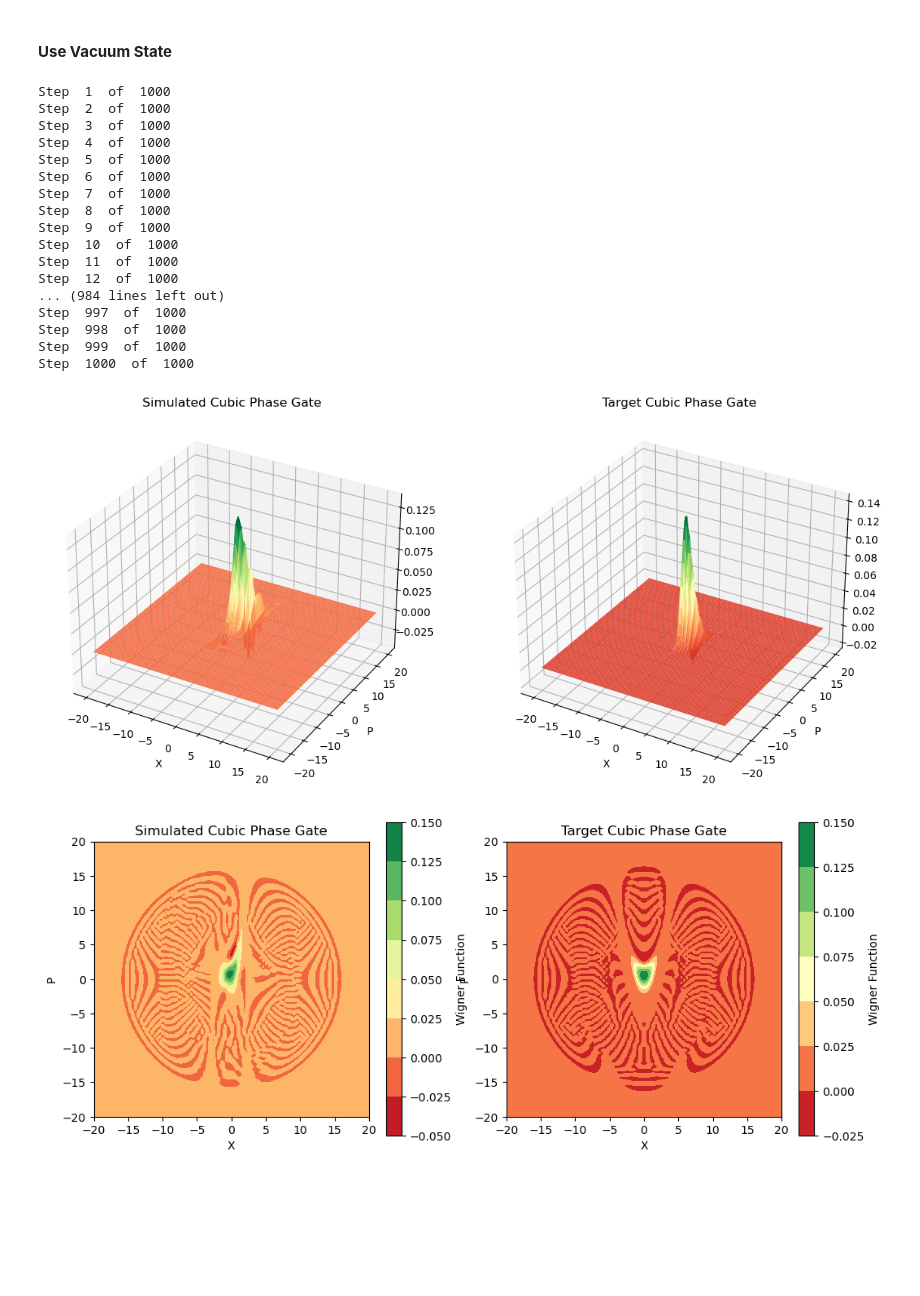
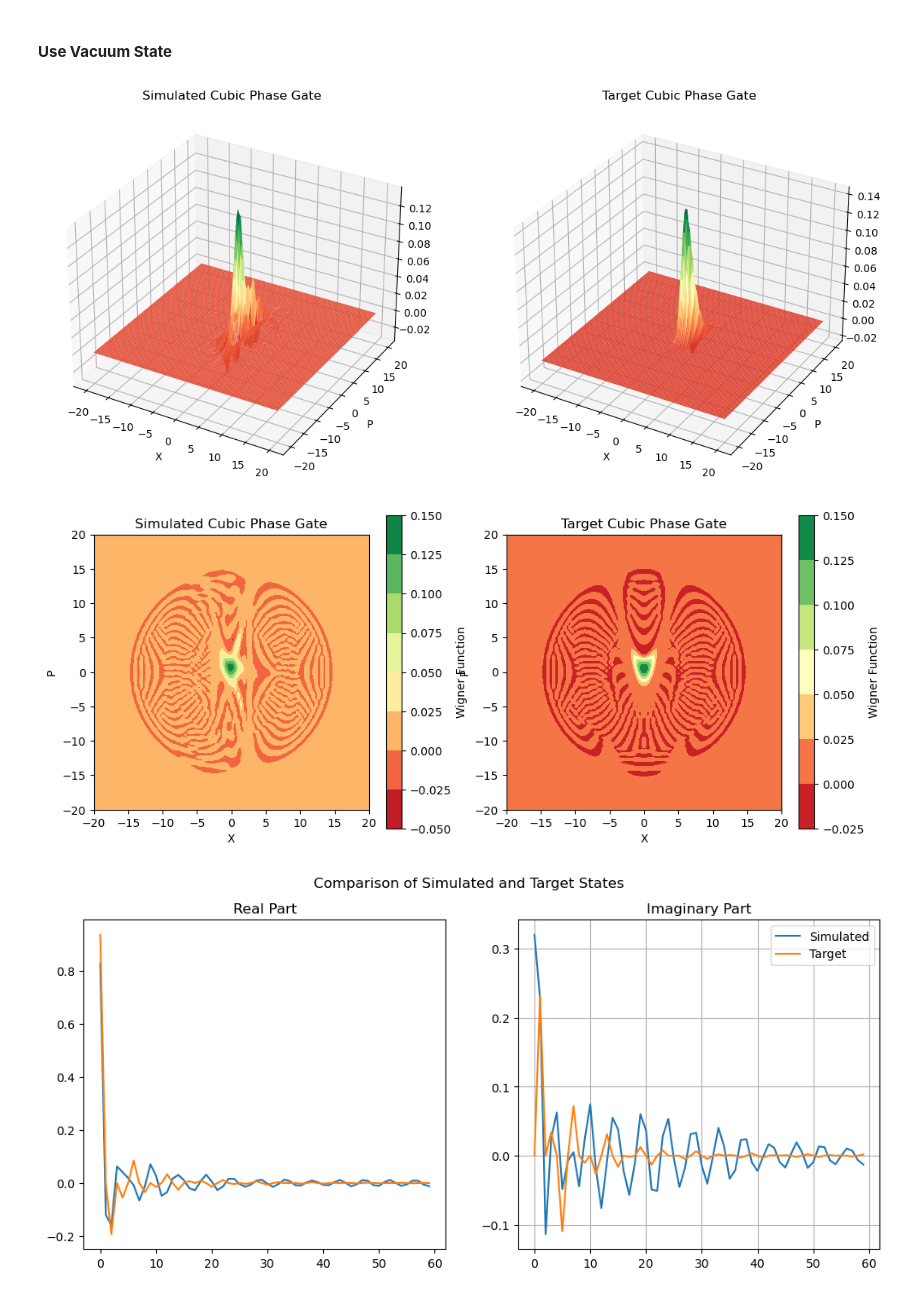
Before and after one commit to lukass16/LGW-Lab-NLSE, a Jupyter notebook: Strawberry Fields/cubic_phase.ipynb, the cells around one changed output. Cells and saved outputs as stored; diff of their text form; code cells hidden in the pictures; blank space fills up the shorter version.

```diff
--- a/Strawberry Fields/cubic_phase.ipynb
+++ b/Strawberry Fields/cubic_phase.ipynb
@@ -119,73 +221,43 @@ Squeezing parameter, r =  -1.7269388197455344
 # %% [markdown]
 #### **Use Vacuum State**
 # %%
-prog = sf.Program(1)
-with prog.context as q:
-    Vac | q[0] # prepare the vacuum state |0>
+# set constant parameters
+N = 10
+cutoff_dim = 60 # Fock basis truncation
+backend = "fock" # backend to use
+gamma = 0.7 # target gate angle
+start_state = Vac #sf.ops.GKP([0, 0]) for gkp state
+lamdB = 15 # squeezing level in dB
+alpha = 3.5 # displacement amplitude - how much we displace the state along x
+chi = 0.5 # scales t
 
-    """ Direct """
-    Sgate(rsq, sqphi) | q[0] # apply the squeezing
-    Dgate(rd, phi) | q[0] # apply the displacement
-
-    """ Nonlinearity """
-    for i in range(N): # apply the small propagation step N times
-
-        Rgate(-chi/2*dt) | q[0]
-        Kgate(nkappa) | q[0]
-        Rgate(nrphi) | q[0]
-        Dgate(nr, ndphi) | q[0]
-        print("Step ", i+1, " of ", N)
-
-
-    """ Inverse """
-    Dgate(-rd, phi) | q[0]
-    Sgate(-rsq, sqphi) | q[0]
-
-eng = sf.Engine('fock', backend_options={"cutoff_dim": cutoff_dim})
-simstate = eng.run(prog).state
-
-
-# determine actual cubic phase gate outcome
-prog = sf.Program(1)
-with prog.context as q:
-    Vac | q[0] # prepare the vacuum state |0>
-    Vgate(gamma) | q[0]
-eng = sf.Engine('fock', backend_options={"cutoff_dim": cutoff_dim})
-target_state = eng.run(prog).state
-
+# Run simulation
+simstate, target_state = simulate_cubic_phase_gate(
+    N, cutoff_dim, backend, start_state, gamma, lamdB, alpha, chi
+)
 
 # plot the Wigner function of the simulated and target states
 fig = plt.figure(figsize = (14, 7))
 ax1 = fig.add_subplot(121, projection='3d')
 ax2 = fig.add_subplot(122, projection='3d')
 ax_plot_wigner(ax1, simstate, "Simulated Cubic Phase Gate")
 ax_plot_wigner(ax2, target_state, "Target Cubic Phase Gate")
 plt.show()
 
 # plot 2d Wigner function
 fig = plt.figure(figsize = (12, 5))
 ax1 = fig.add_subplot(121)
 ax2 = fig.add_subplot(122)
 ax_plot_wigner_2d(ax1, simstate, "Simulated Cubic Phase Gate")
 ax_plot_wigner_2d(ax2, target_state, "Target Cubic Phase Gate")
 plt.show()
+
+# plot kets
+plot_kets(simstate, target_state)
+
+print("Fidelity Error = ", get_fidelity_error(simstate, target_state, backend))
+print("Ket Error = ", get_ket_error(simstate, target_state))
 # %% [output]
-Step  1  of  1000
-Step  2  of  1000
-Step  3  of  1000
-Step  4  of  1000
-Step  5  of  1000
-Step  6  of  1000
-Step  7  of  1000
-Step  8  of  1000
-Step  9  of  1000
-Step  10  of  1000
-Step  11  of  1000
-Step  12  of  1000
-... (984 lines left out)
-Step  997  of  1000
-Step  998  of  1000
-Step  999  of  1000
-Step  1000  of  1000
-[figure, old version]
+[figure, new version]
-[figure, old version]
+[figure, new version]
+[figure, added]
```
Also changed, not shown: parts of 7 cells of this notebook, 37 other files.
